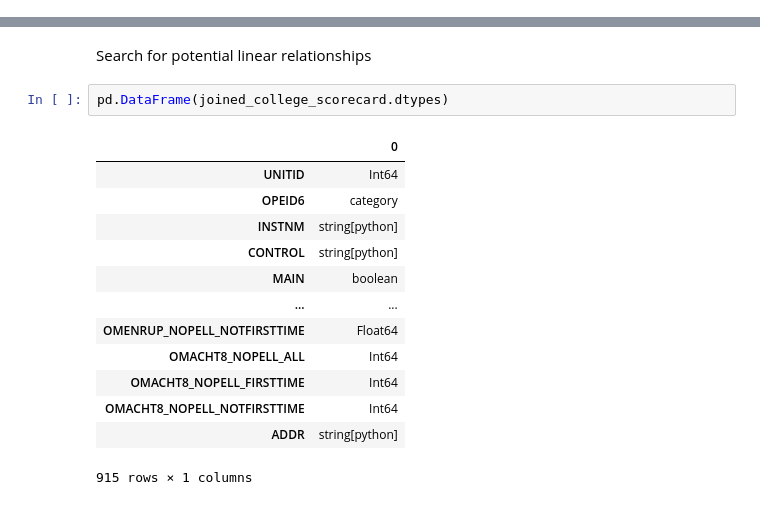
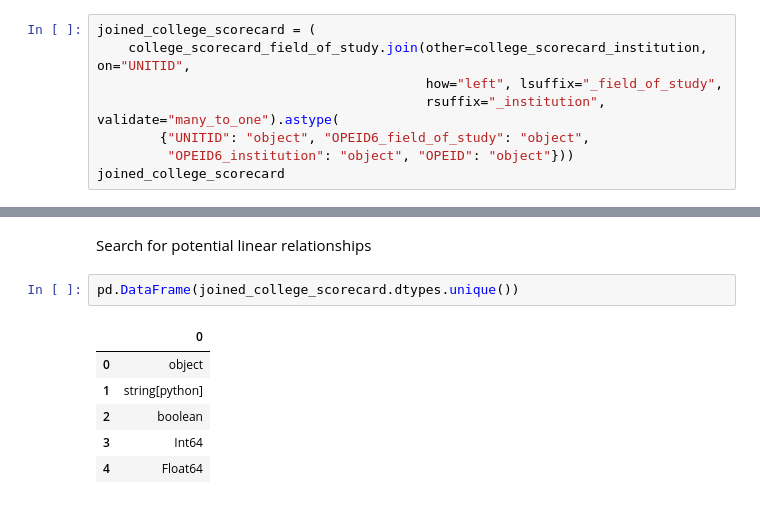
Before and after one commit to pmarshall7516/college-scorecard-analysis, a Jupyter notebook: main.ipynb, the cells around one changed output, grey strips where cells are left out. Drawn from its saved outputs; the diff is of its cells as text.

```diff
--- a/main.ipynb
+++ b/main.ipynb
@@ -92,0 +74,8 @@ joined_college_scorecard
+# %%
+joined_college_scorecard = (
+    college_scorecard_field_of_study.join(other=college_scorecard_institution, on="UNITID",
+                                          how="left", lsuffix="_field_of_study",
+                                          rsuffix="_institution", validate="many_to_one").astype(
+        {"UNITID": "object", "OPEID6_field_of_study": "object",
+         "OPEID6_institution": "object", "OPEID": "object"}))
+joined_college_scorecard
@@ -192,19 +211,12 @@ pd.DataFrame(joined_college_scorecard[
 # %% [markdown]
 Search for potential linear relationships
 # %%
-pd.DataFrame(joined_college_scorecard.dtypes)
+pd.DataFrame(joined_college_scorecard.dtypes.unique())
 # %% [output]
 |  | 0 |
-| UNITID | Int64 |
-| OPEID6 | category |
-| INSTNM | string[python] |
-| CONTROL | string[python] |
-| MAIN | boolean |
-| ... | ... |
-| OMENRUP_NOPELL_NOTFIRSTTIME | Float64 |
-| OMACHT8_NOPELL_ALL | Int64 |
-| OMACHT8_NOPELL_FIRSTTIME | Int64 |
-| OMACHT8_NOPELL_NOTFIRSTTIME | Int64 |
-| ADDR | string[python] |
+| 0 | object |
+| 1 | string[python] |
+| 2 | boolean |
+| 3 | Int64 |
+| 4 | Float64 |
-915 rows × 1 columns
 # %%
```
Also changed, not shown: parts of 8 cells of this notebook.
